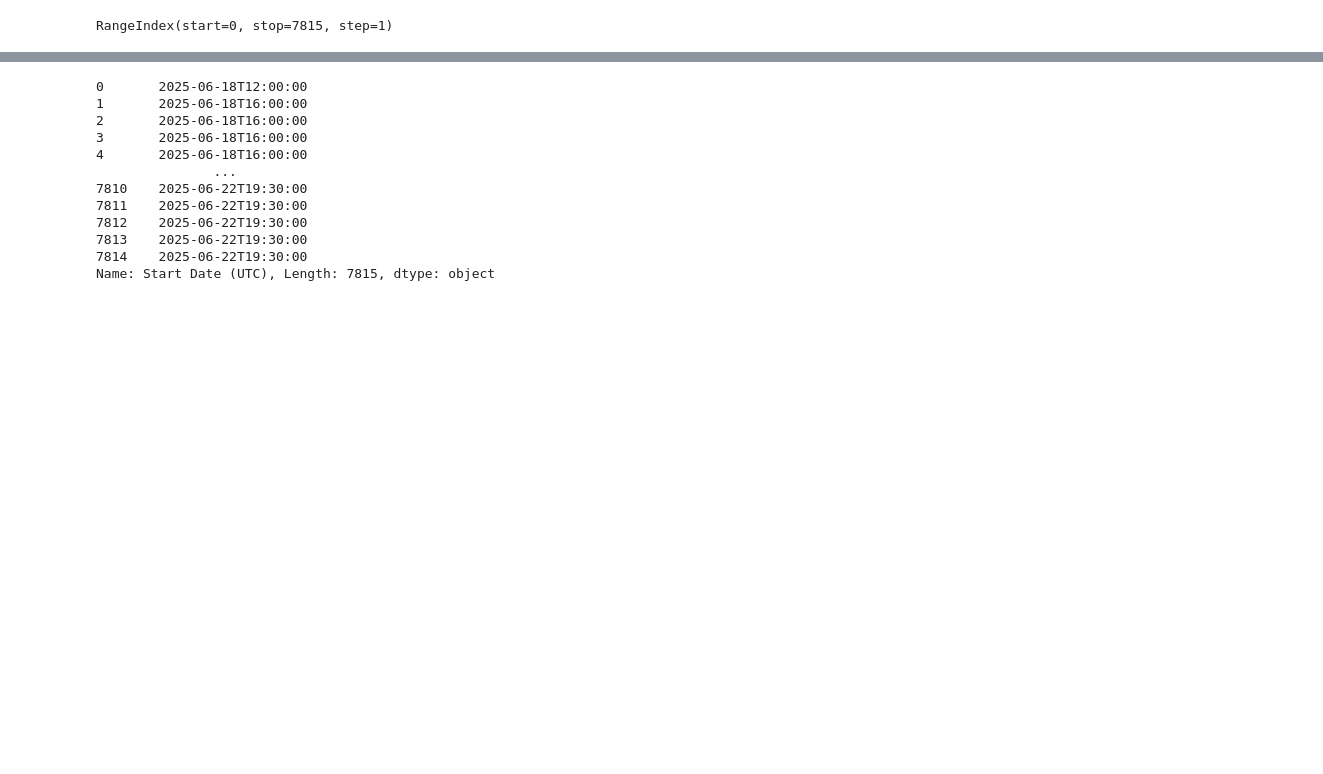
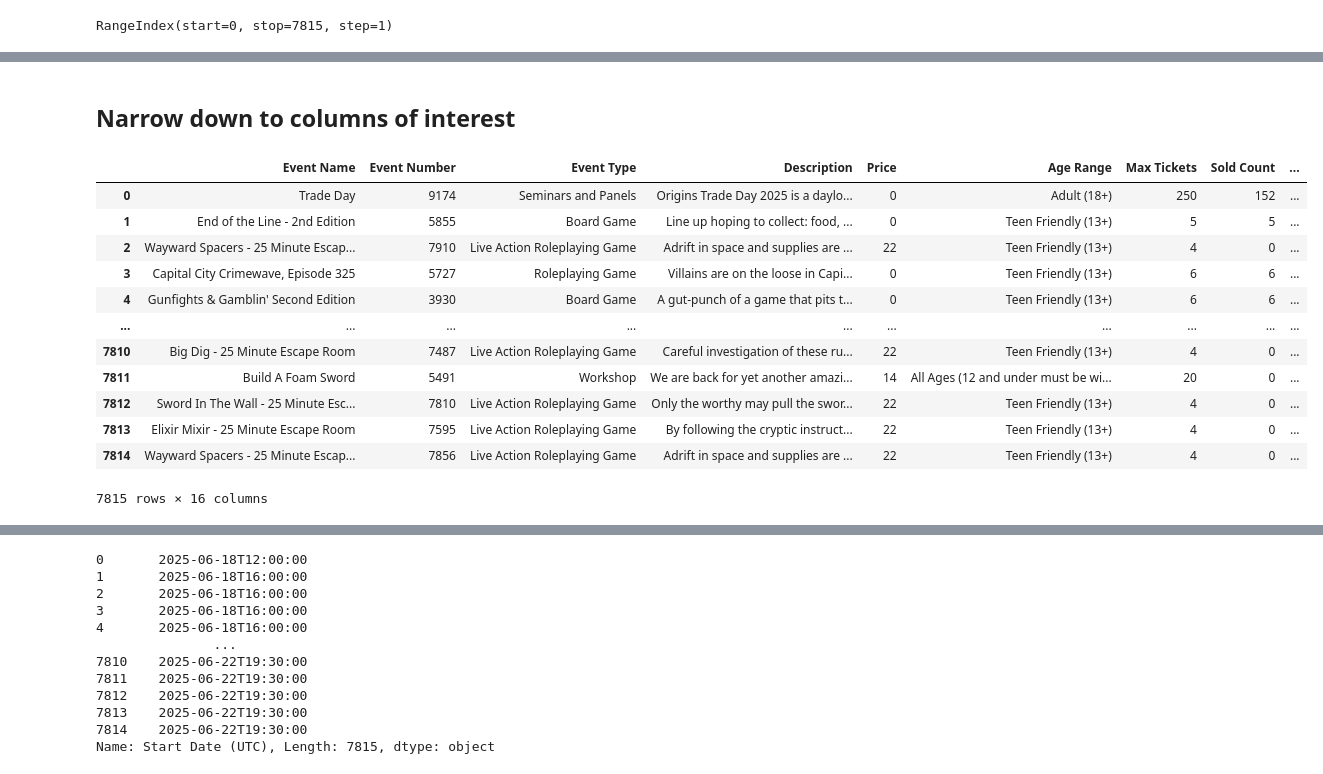
Before and after one commit to jocassid/Talk-PandasBasics, a Jupyter notebook: origins_schedule.ipynb, the cells around one changed output, grey strips where cells are left out. Saved outputs shown, nothing was run; the diff lists cells and outputs as text; code cells hidden in the pictures; blank space fills up the shorter version.

```diff
--- a/origins_schedule.ipynb
+++ b/origins_schedule.ipynb
@@ -78,0 +97,27 @@ memory usage: 2.2+ MB
+# %% [markdown]
+## Narrow down to columns of interest
+# %%
+columns_of_interest = [
+    'Event Name', 'Event Number', 'Event Type',
+    'Description', 'Price', 'Age Range',
+    'Max Tickets', 'Sold Count', 'Wait Count',
+    'Start Date (UTC)', 'Duration (minutes)', 'Room',
+    'Space', 'Mermbers Only', 'Rules Taught',
+    'Will characters be provided?',
+]
+# %%
+df[columns_of_interest]
+# %% [output]
+|  | Event Name | Event Number | Event Type | Description | Price | Age Range | Max Tickets | Sold Count | ... |
+| 0 | Trade Day | 9174 | Seminars and Panels | Origins Trade Day 2025 is a daylo... | 0 | Adult (18+) | 250 | 152 | ... |
+| 1 | End of the Line - 2nd Edition | 5855 | Board Game | Line up hoping to collect: food, ... | 0 | Teen Friendly (13+) | 5 | 5 | ... |
+| 2 | Wayward Spacers - 25 Minute Escap... | 7910 | Live Action Roleplaying Game | Adrift in space and supplies are ... | 22 | Teen Friendly (13+) | 4 | 0 | ... |
+| 3 | Capital City Crimewave, Episode 325 | 5727 | Roleplaying Game | Villains are on the loose in Capi... | 0 | Teen Friendly (13+) | 6 | 6 | ... |
+| 4 | Gunfights & Gamblin' Second Edition | 3930 | Board Game | A gut-punch of a game that pits t... | 0 | Teen Friendly (13+) | 6 | 6 | ... |
+| ... | ... | ... | ... | ... | ... | ... | ... | ... | ... |
+| 7810 | Big Dig - 25 Minute Escape Room | 7487 | Live Action Roleplaying Game | Careful investigation of these ru... | 22 | Teen Friendly (13+) | 4 | 0 | ... |
+| 7811 | Build A Foam Sword | 5491 | Workshop | We are back for yet another amazi... | 14 | All Ages (12 and under must be wi... | 20 | 0 | ... |
+| 7812 | Sword In The Wall - 25 Minute Esc... | 7810 | Live Action Roleplaying Game | Only the worthy may pull the swor... | 22 | Teen Friendly (13+) | 4 | 0 | ... |
+| 7813 | Elixir Mixir - 25 Minute Escape Room | 7595 | Live Action Roleplaying Game | By following the cryptic instruct... | 22 | Teen Friendly (13+) | 4 | 0 | ... |
+| 7814 | Wayward Spacers - 25 Minute Escap... | 7856 | Live Action Roleplaying Game | Adrift in space and supplies are ... | 22 | Teen Friendly (13+) | 4 | 0 | ... |
+7815 rows × 16 columns
```
Also changed, not shown: parts of 26 cells of this notebook.
